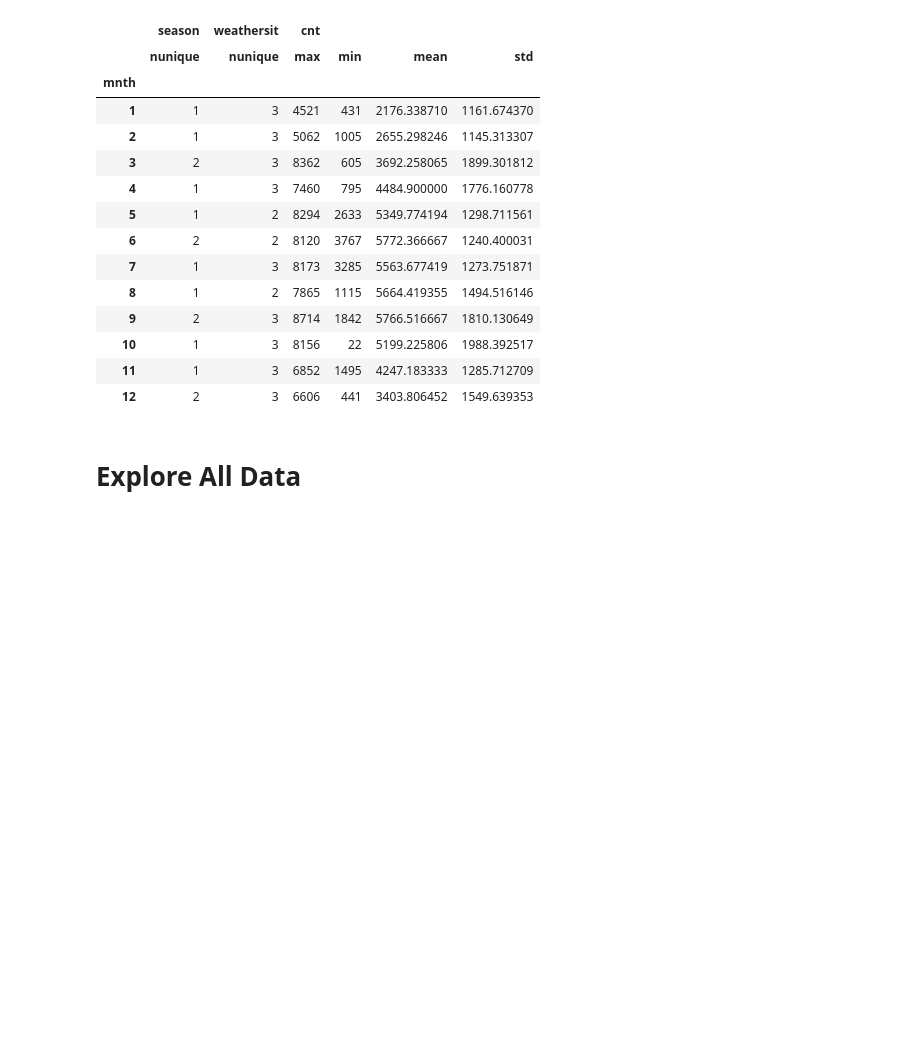
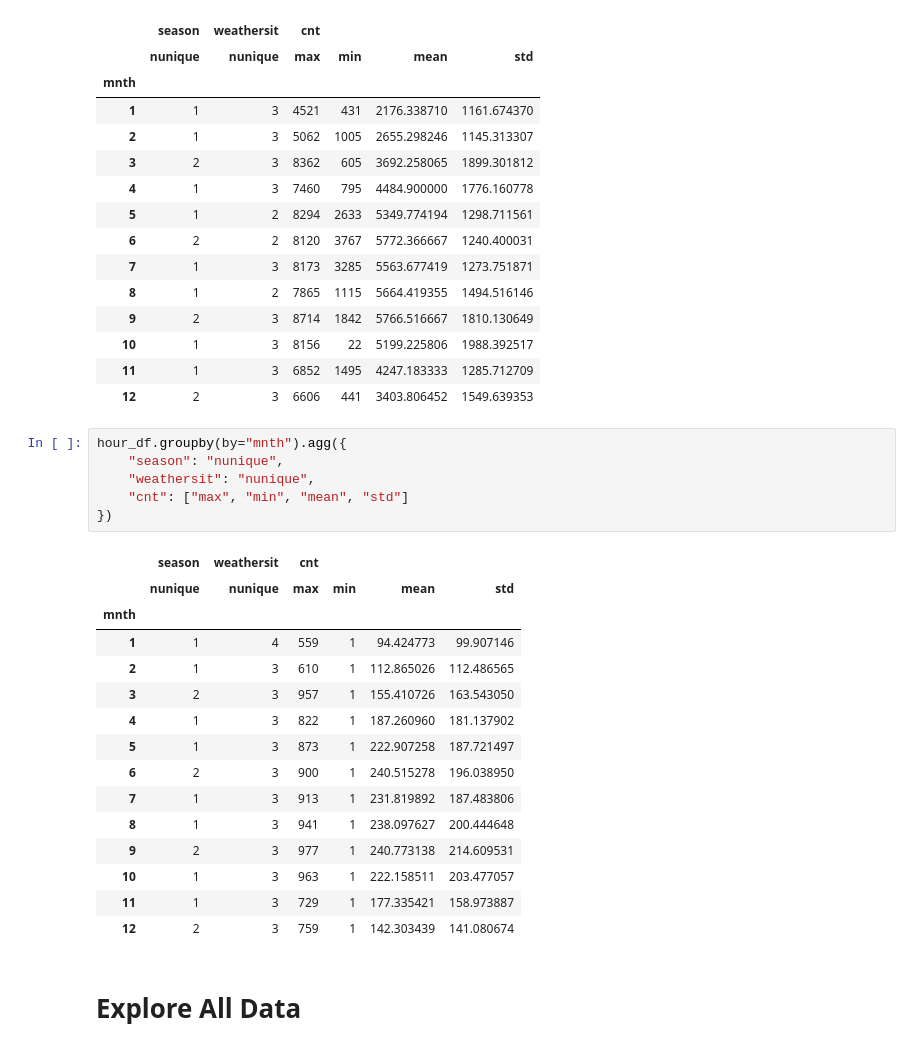
Before and after one commit to ilhamarifinsamsul/final-project-analisis-data, a Jupyter notebook: notebook.ipynb, the cells around one changed output. Cells and saved outputs as stored; diff of their text form; blank space fills up the shorter version.

```diff
--- a/notebook.ipynb
+++ b/notebook.ipynb
@@ -275,6 +319,28 @@ day_df.groupby(by="mnth").agg({
 | 10 | 1 | 3 | 8156 | 22 | 5199.225806 | 1988.392517 |
 | 11 | 1 | 3 | 6852 | 1495 | 4247.183333 | 1285.712709 |
 | 12 | 2 | 3 | 6606 | 441 | 3403.806452 | 1549.639353 |
+# %%
+hour_df.groupby(by="mnth").agg({
+    "season": "nunique",
+    "weathersit": "nunique",
+    "cnt": ["max", "min", "mean", "std"]
+})
+# %% [output]
+|  | season | weathersit | cnt |  |  |  |
+|  | nunique | nunique | max | min | mean | std |
+| mnth |  |  |  |  |  |  |
+| 1 | 1 | 4 | 559 | 1 | 94.424773 | 99.907146 |
+| 2 | 1 | 3 | 610 | 1 | 112.865026 | 112.486565 |
+| 3 | 2 | 3 | 957 | 1 | 155.410726 | 163.543050 |
+| 4 | 1 | 3 | 822 | 1 | 187.260960 | 181.137902 |
+| 5 | 1 | 3 | 873 | 1 | 222.907258 | 187.721497 |
+| 6 | 2 | 3 | 900 | 1 | 240.515278 | 196.038950 |
+| 7 | 1 | 3 | 913 | 1 | 231.819892 | 187.483806 |
+| 8 | 1 | 3 | 941 | 1 | 238.097627 | 200.444648 |
+| 9 | 2 | 3 | 977 | 1 | 240.773138 | 214.609531 |
+| 10 | 1 | 3 | 963 | 1 | 222.158511 | 203.477057 |
+| 11 | 1 | 3 | 729 | 1 | 177.335421 | 158.973887 |
+| 12 | 2 | 3 | 759 | 1 | 142.303439 | 141.080674 |
 # %% [markdown]
 # Explore All Data
 # %% [markdown]
```
Also changed, not shown: parts of 25 cells of this notebook, 1 other file.
